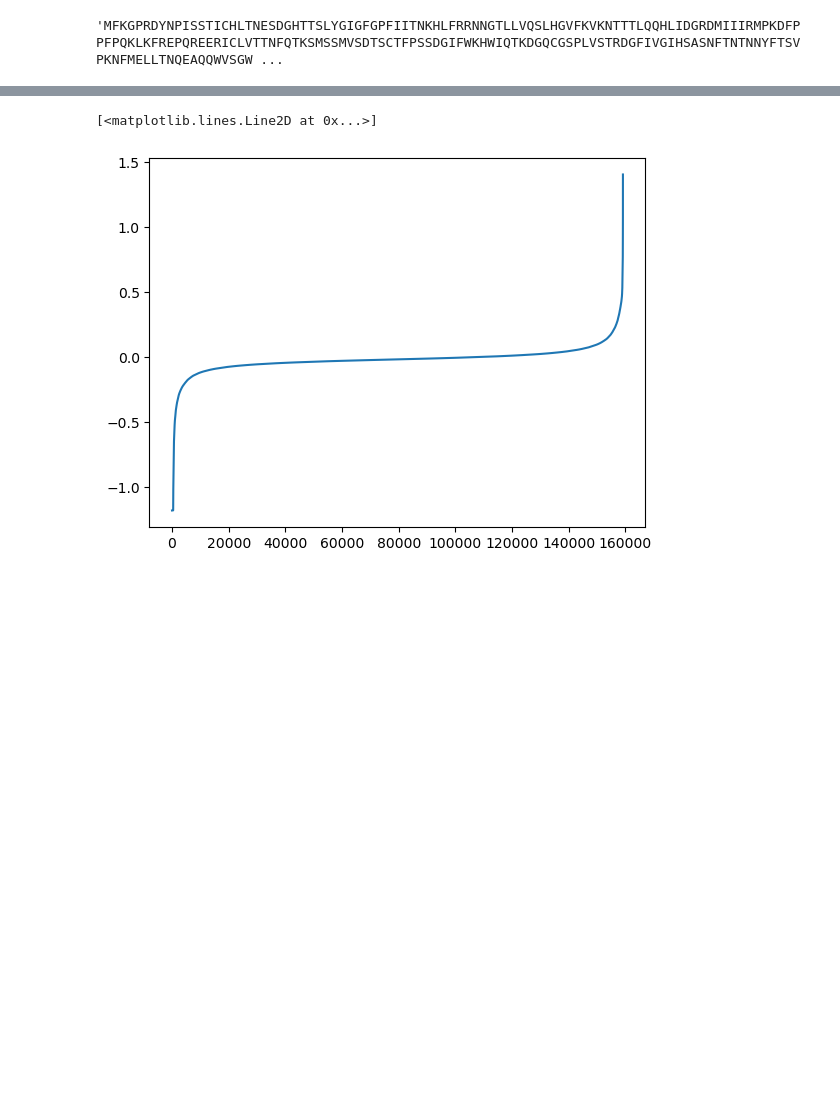
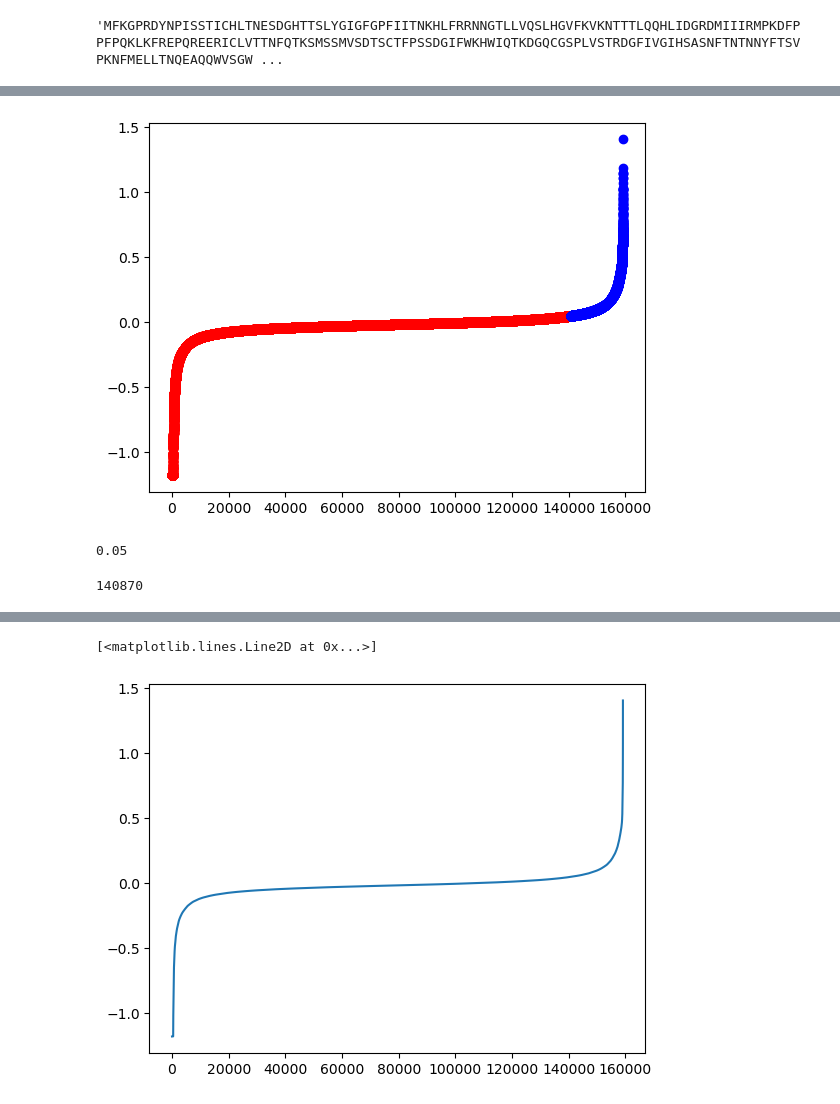
Before and after one commit to fhalab/SSMuLA, a Jupyter notebook: sandbox/tev.ipynb, the cells around one changed output, grey strips where cells are left out. Cells and saved outputs as stored; diff of their text form; code cells hidden in the pictures; blank space fills up the shorter version.

```diff
--- a/sandbox/tev.ipynb
+++ b/sandbox/tev.ipynb
@@ -161,0 +331,16 @@ df_4site[df_4site["Mutation Distance"] == 0]["Complete Sequence"].values[0]
+# %%
+# Prepare colors based on the cutoff
+arb_cutoff = 0.05
+colors = ['red' if value < arb_cutoff else 'blue' for value in sorted(df_4site["Fitness Mean"])]
+
+# Plot each point with the corresponding color
+for i, value in enumerate(sorted(df_4site["Fitness Mean"])):
+    plt.plot(i, value, 'o', color=colors[i])
+
+plt.show()
+# %% [output]
+[figure, added]
+# %%
+arb_cutoff
+# %% [output]
+0.05
@@ -161,0 +349,5 @@ df_4site[df_4site["Mutation Distance"] == 0]["Complete Sequence"].values[0]
+# %%
+# find index for which sorted fitness greater than the arb_cutoff
+bisect.bisect_left(sorted(df_4site["Fitness Mean"]), arb_cutoff)
+# %% [output]
+140870
```
Also changed, not shown: parts of 30 cells of this notebook, 4 other files.
